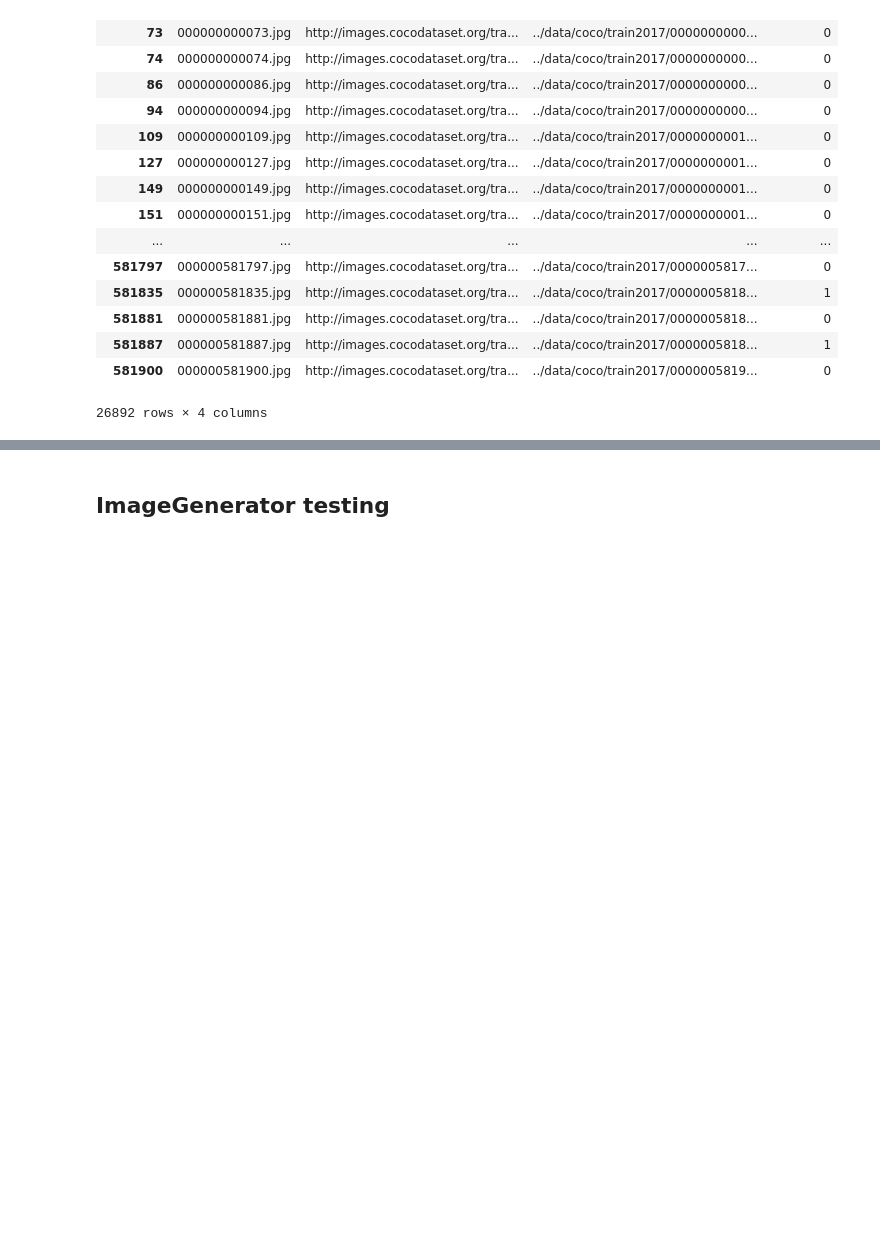
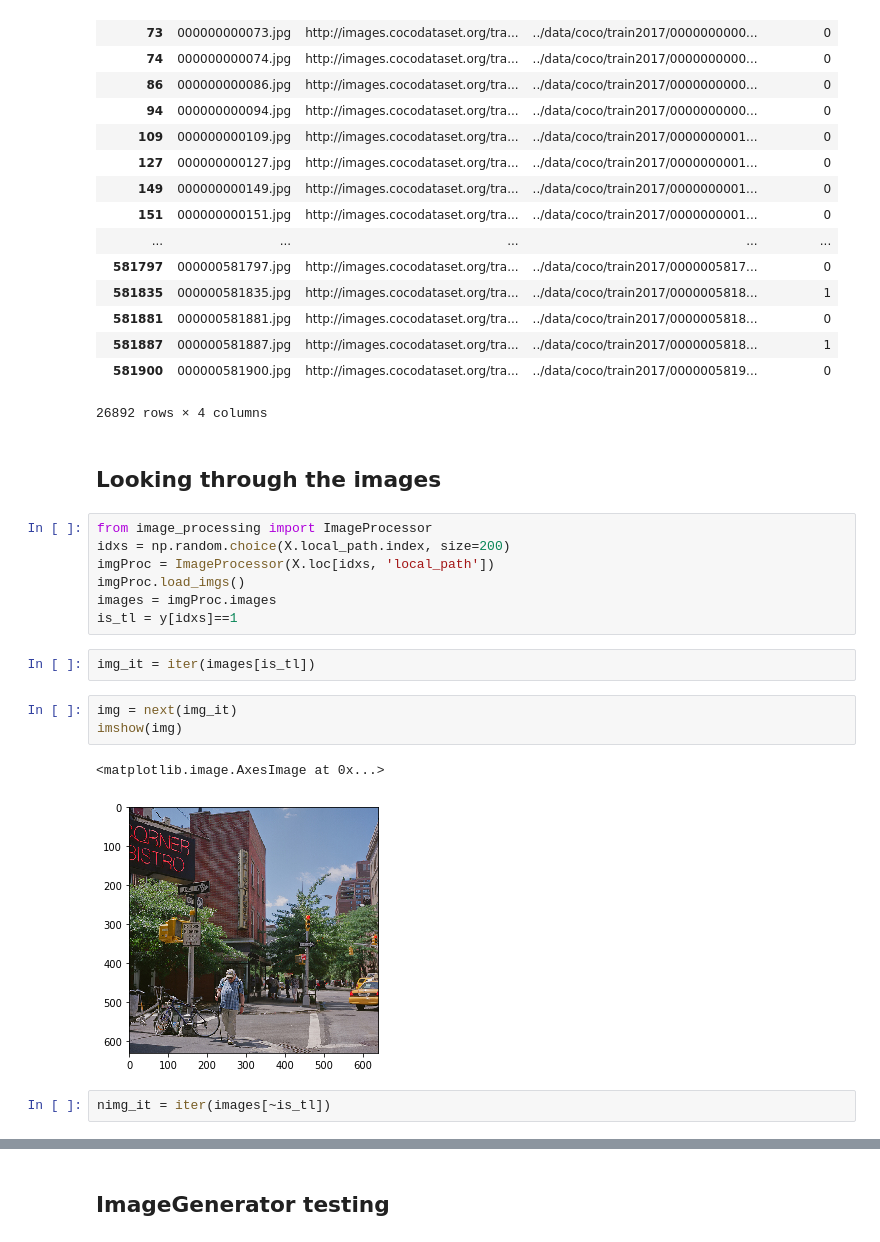
Before and after one commit to mosqueteiro/detecting_trafficlights, a Jupyter notebook: notebooks/Testing_environment.ipynb, the cells around one changed output, grey strips where cells are left out. Saved outputs shown, nothing was run; the diff lists cells and outputs as text; blank space fills up the shorter version.

Commit message:
add images for presentation

```diff
--- a/notebooks/Testing_environment.ipynb
+++ b/notebooks/Testing_environment.ipynb
@@ -317,3 +317,22 @@ X.join(y)
 | 581887 | 000000581887.jpg | http://images.cocodataset.org/tra... | ../data/coco/train2017/0000005818... | 1 |
 | 581900 | 000000581900.jpg | http://images.cocodataset.org/tra... | ../data/coco/train2017/0000005819... | 0 |
 26892 rows × 4 columns
+# %% [markdown]
+## Looking through the images
+# %%
+from image_processing import ImageProcessor
+idxs = np.random.choice(X.local_path.index, size=200)
+imgProc = ImageProcessor(X.loc[idxs, 'local_path'])
+imgProc.load_imgs()
+images = imgProc.images
+is_tl = y[idxs]==1
+# %%
+img_it = iter(images[is_tl])
+# %%
+img = next(img_it)
+imshow(img)
+# %% [output]
+<matplotlib.image.AxesImage at 0x...>
+[figure, added]
+# %%
+nimg_it = iter(images[~is_tl])
```
Also changed, not shown: parts of 5 cells of this notebook, 9 other files.
